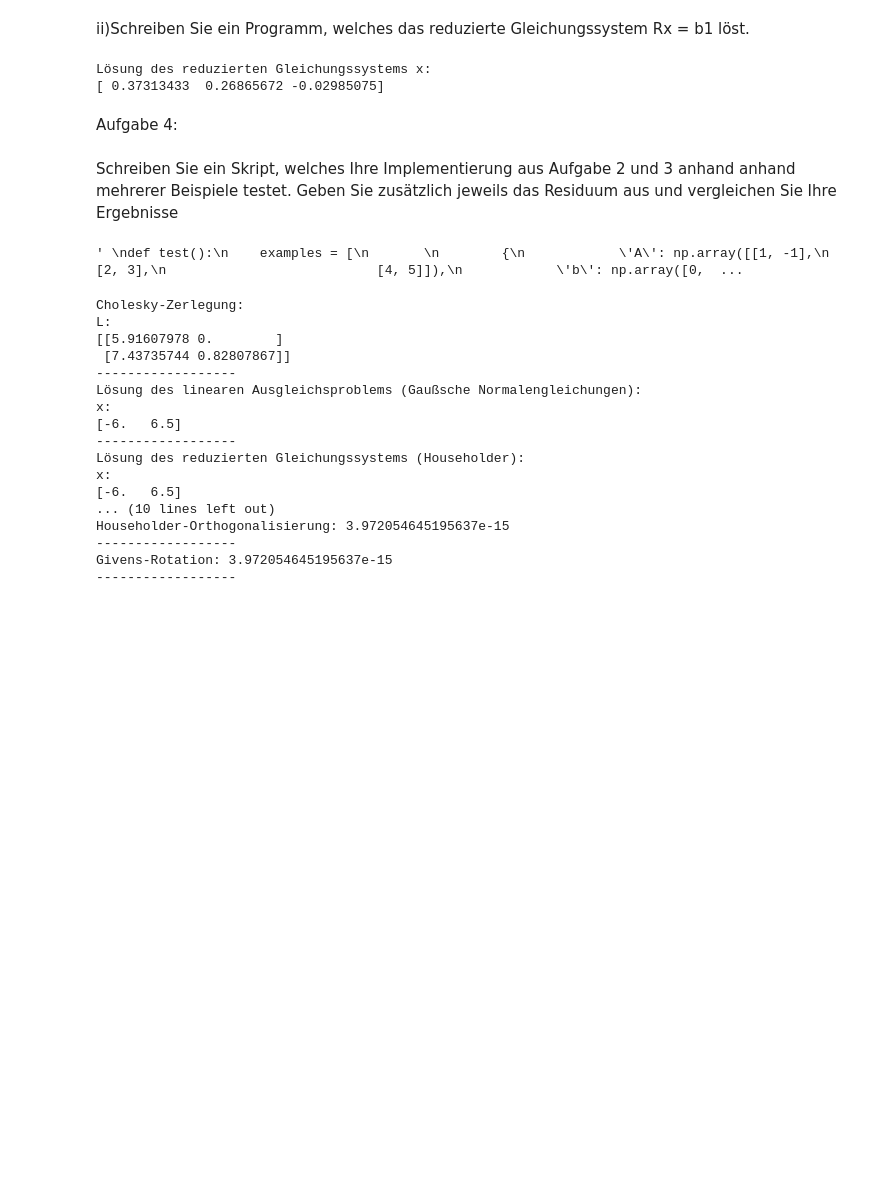
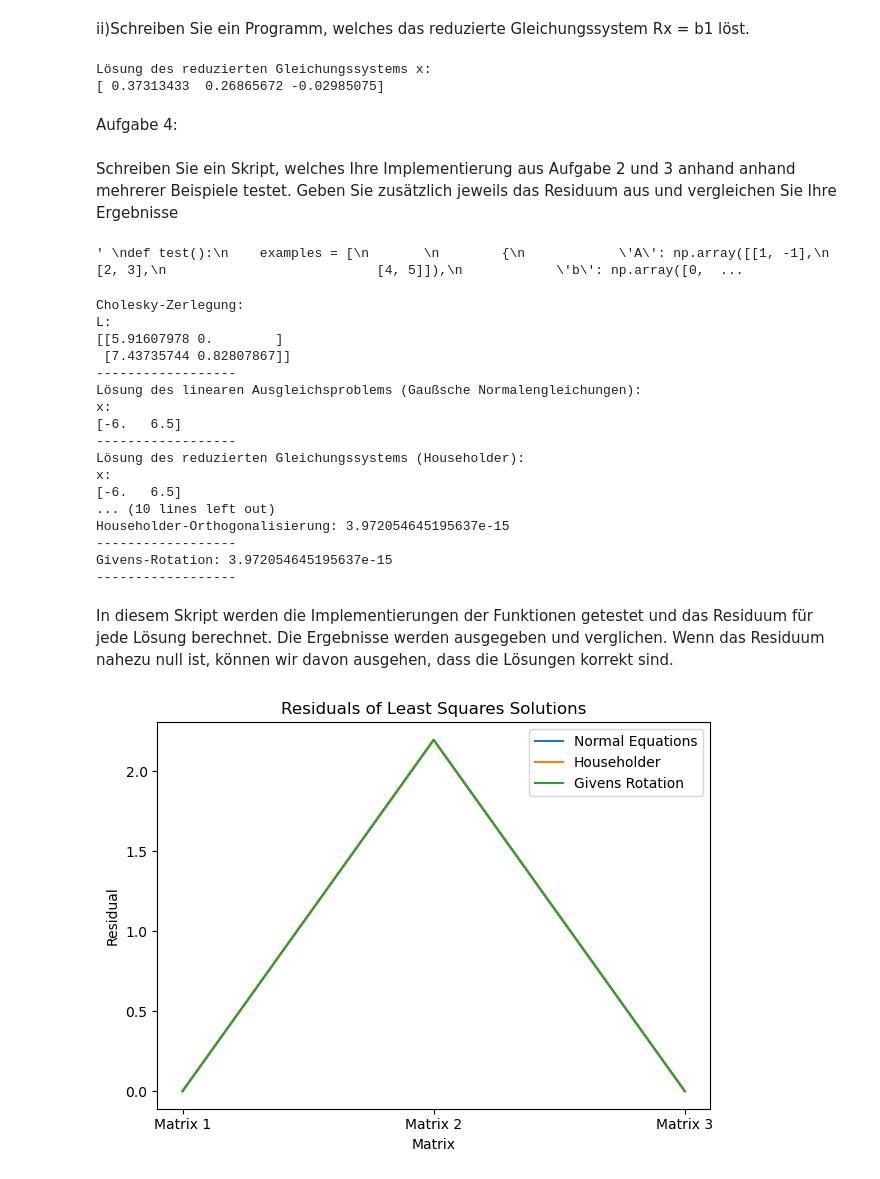
Before and after one commit to lionel-richy/scientific_Simulation_in_Python, a Jupyter notebook: Aufgabe2-4.ipynb, the cells around one changed output. Drawn from its saved outputs; the diff is of its cells as text; code cells hidden in the pictures; blank space fills up the shorter version.

```diff
--- a/Aufgabe2-4.ipynb
+++ b/Aufgabe2-4.ipynb
@@ -604,3 +674,71 @@ Householder-Orthogonalisierung: 3.972054645195637e-15
 ------------------
 Givens-Rotation: 3.972054645195637e-15
 ------------------
+# %% [markdown]
+
+In diesem Skript werden die Implementierungen der Funktionen getestet und das Residuum für jede Lösung berechnet. Die Ergebnisse werden ausgegeben und verglichen. Wenn das Residuum nahezu null ist, können wir davon ausgehen, dass die Lösungen korrekt sind.
+# %%
+import matplotlib.pyplot as plt
+
+
+def test2_least_squares_methods():
+    matrices = [np.array([[1, 2],
+                          [3, 4],
+                          [5, 6]]),
+                np.array([[2, -1],
+                          [1, 3],
+                          [-1, 2]]),
+                np.array([[3, 1, 2],
+                          [2, 5, 1],
+                          [1, 2, 4]])]
+    vectors = [np.array([7, 8, 9]),
+               np.array([1, 2, 3]),
+               np.array([4, 5, 6])]
+
+    residuals_normal_eq = []
+    residuals_householder = []
+    residuals_givens = []
+
+    for A, b in zip(matrices, vectors):
+        # Cholesky-Zerlegung
+        L = cholesky_zerlegung(np.dot(A.T, A))
+
+        # Gaußsche Normalengleichungen
+        x_normal_eq = solve_least_squares_normal_equations(A, b)
+
+        # Transformation über Householder-Orthogonalisierung
+        R_householder, b1_householder = transform_system_with_householder(A, b)
+        x_householder = solve_reduced_system(R_householder, b1_householder)
+
+        # Transformation mittels Givens-Rotation
+        R_givens, b1_givens = transform_system_with_givens_rotation(A, b)
+        x_givens = solve_reduced_system(R_givens, b1_givens)
+
+        # Residuum berechnen
+        residual_normal_eq = np.linalg.norm(b - np.dot(A, x_normal_eq))
+        residual_householder = np.linalg.norm(b - np.dot(A, x_householder))
+        residual_givens = np.linalg.norm(b - np.dot(A, x_givens))
+
+        residuals_normal_eq.append(residual_normal_eq)
+        residuals_householder.append(residual_householder)
+        residuals_givens.append(residual_givens)
+
+    # Ergebnisse und Residuen anzeigen
+    fig, ax = plt.subplots()
+    methods = ['Matrix 1', 'Matrix 2', 'Matrix 3']
+    index = np.arange(len(methods))
+    ax.plot(index, residuals_normal_eq, label='Normal Equations')
+    ax.plot(index, residuals_householder, label='Householder')
+    ax.plot(index, residuals_givens, label='Givens Rotation')
+    ax.set_xlabel('Matrix')
+    ax.set_ylabel('Residual')
+    ax.set_title('Residuals of Least Squares Solutions')
+    ax.set_xticks(index)
+    ax.set_xticklabels(methods)
+    ax.legend()
+    plt.tight_layout()
+    plt.show()
+
+test2_least_squares_methods()
+# %% [output]
+[figure, added]
```
Also changed, not shown: parts of 6 cells of this notebook.
